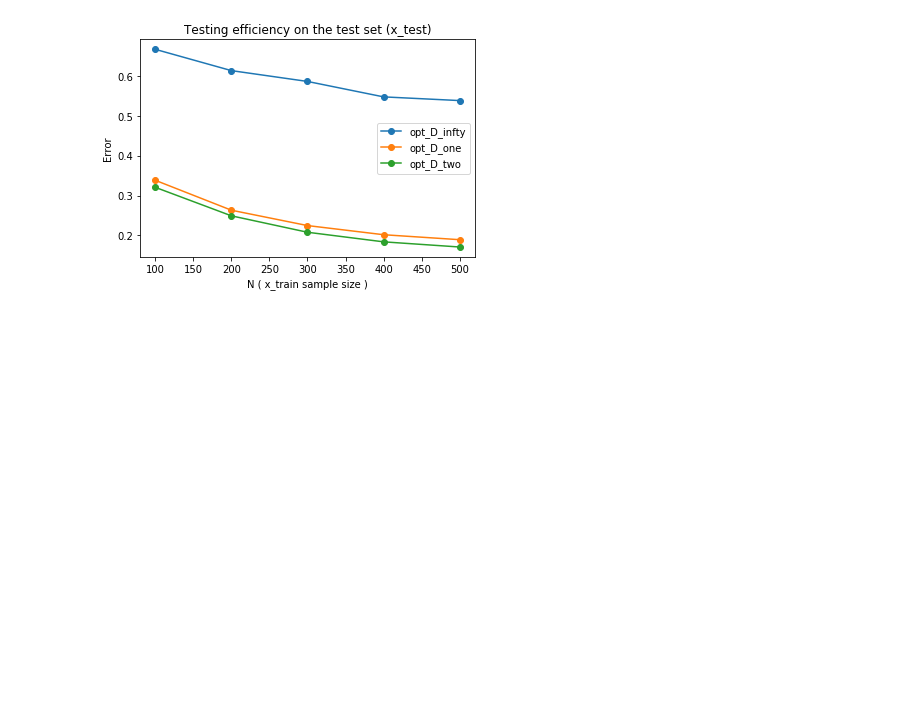
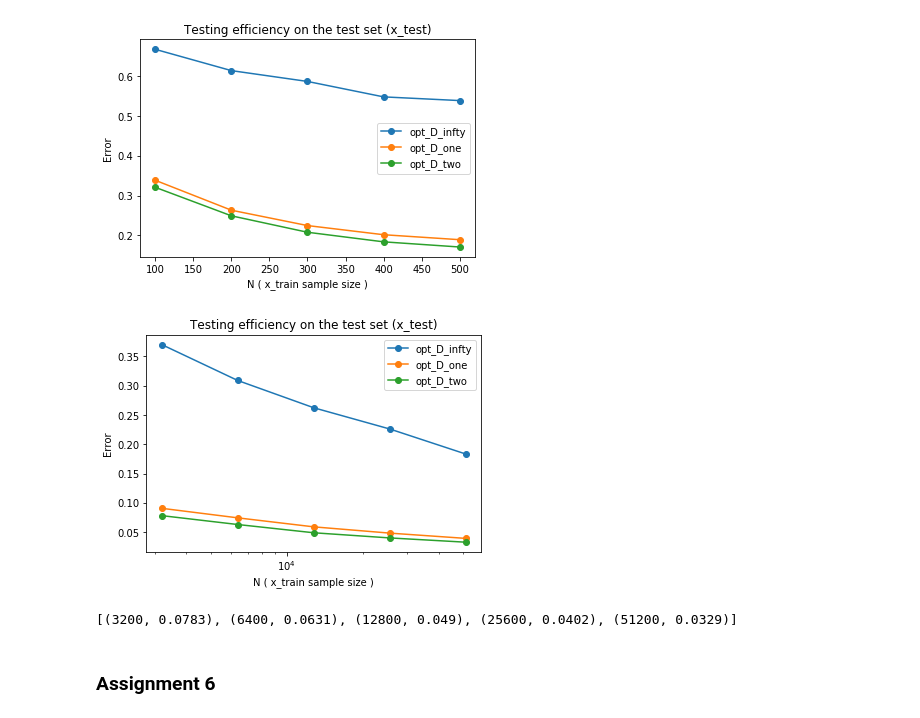
Before and after one commit to fgoliveira87/P1.4_seed, a Jupyter notebook: final_project/complete_solution.ipynb, the cells around one changed output. Saved outputs shown, nothing was run; the diff lists cells and outputs as text; code cells hidden in the pictures; blank space fills up the shorter version.

```diff
--- a/final_project/complete_solution.ipynb
+++ b/final_project/complete_solution.ipynb
@@ -608,16 +618,38 @@ plt.show()
 [figure]
 # %%
 NNN=[3200, 6400, 12800, 25600, 51200]
-list_eff2=[efficency_of_test(n) for n in NNN]
+list_eff22=[efficency_on_test(n,'euclidean') for n in NNN]
+list_eff11=[efficency_on_test(n,'manhattan') for n in NNN]
+list_eff00=[efficency_on_test(n,'chebyshev') for n in NNN]
 # %%
-print(list_eff2)
-x_eff2 = [l[0] for l in list_eff2]
-y_eff2 = [l[1] for l in list_eff2]
-print(x_eff2)
-print(y_eff2)
+y_eff00 = [l[1] for l in list_eff00]
+y_eff11 = [l[1] for l in list_eff11]
+y_eff22 = [l[1] for l in list_eff22]
+
+plt.xscale('log')
+plt.plot(NNN, y_eff00, '-o')
+plt.plot(NNN, y_eff11, '-o')
+plt.plot(NNN, y_eff22, '-o')
+
+plt.legend(('opt_D_infty','opt_D_one','opt_D_two'),
+           loc = 'upper right' )
+plt.title('Testing efficiency on the test set (x_test)')
+plt.ylabel('Error')
+plt.xlabel('N ( x_train sample size )')
+plt.show()
+print(list_eff22)
+#x_eff2 = [l[0] for l in list_eff2]
+#y_eff2 = [l[1] for l in list_eff2]
+#print(x_eff2)
+#print(y_eff2)
 
 #import matplotlib.pyplot as plt
-plot.xscale('log')
-plot.plot(x_eff2,y_eff2)
-plot.plot(x_eff2,y_eff2, 'or')
-plot.show()
+#plot.xscale('log')
+#plot.plot(x_eff2,y_eff2)
+#plot.plot(x_eff2,y_eff2, 'or')
+#plot.show()
+# %% [output]
+[figure, added]
+[(3200, 0.0783), (6400, 0.0631), (12800, 0.049), (25600, 0.0402), (51200, 0.0329)]
+# %% [markdown]
+### Assignment 6
```
Also changed, not shown: parts of 11 cells of this notebook.
